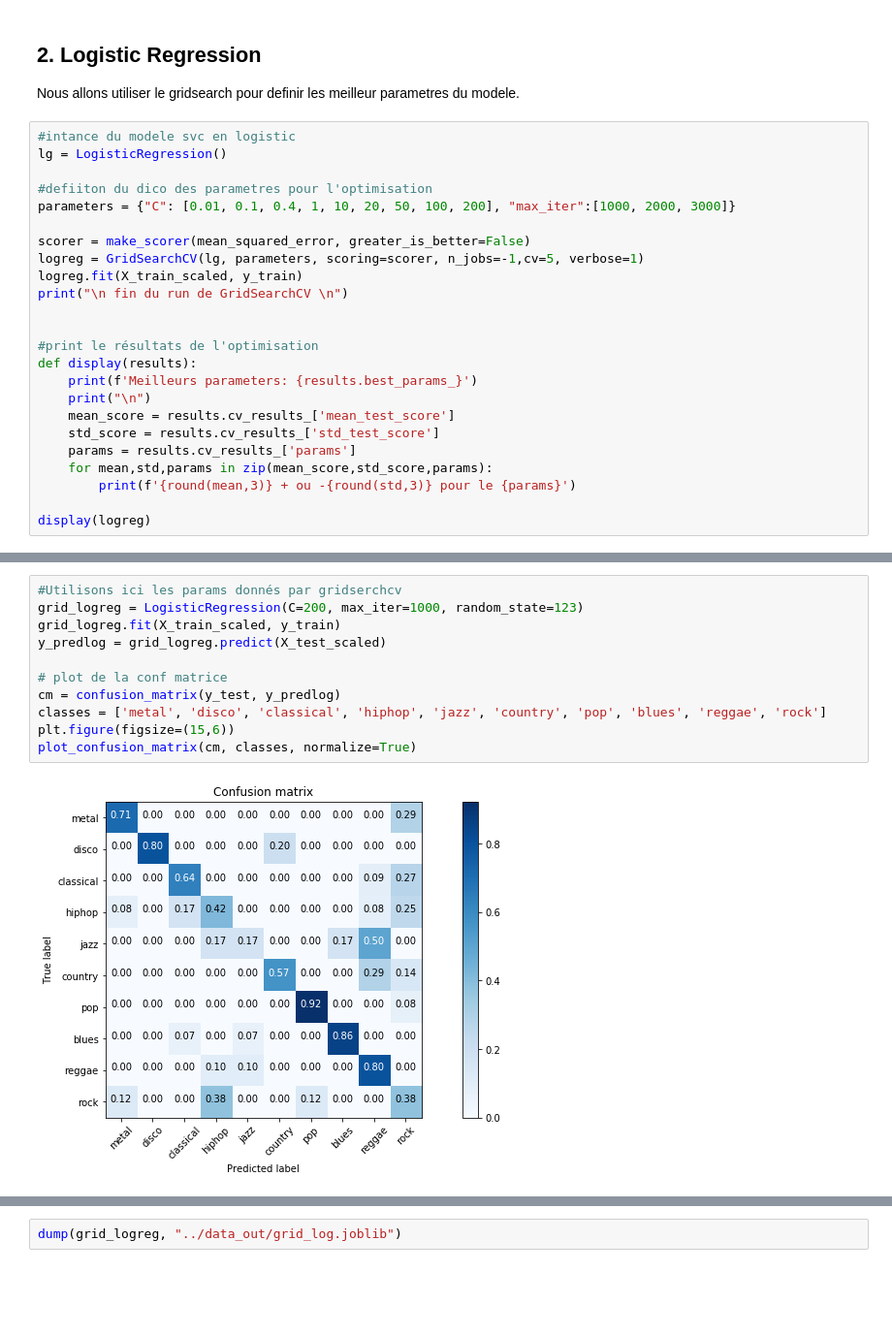
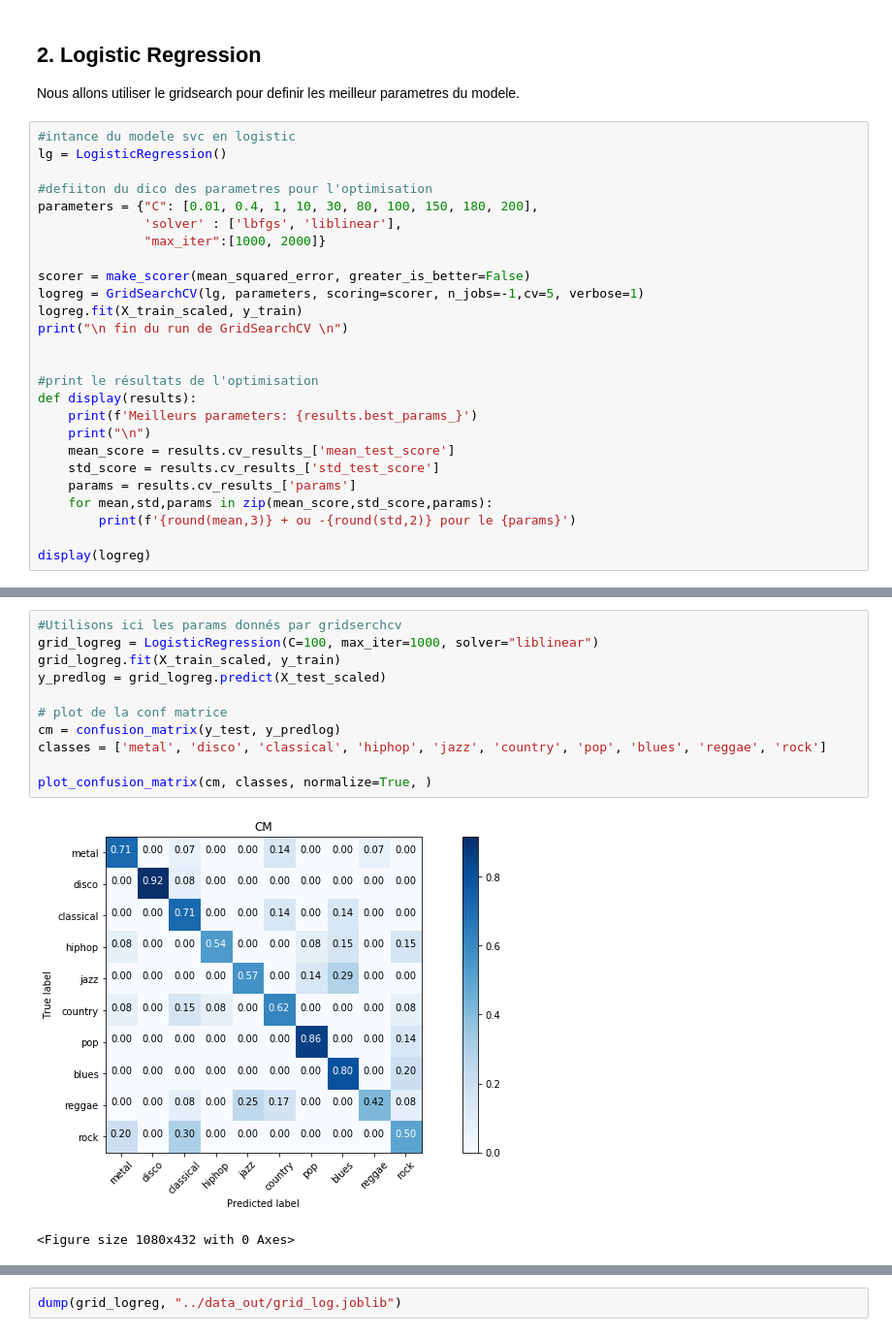
Before and after one commit to abdoulsn/music_gender_recognition, a Jupyter notebook: codes/music_genre.ipynb, the cells around one changed output, grey strips where cells are left out. Shown at 97% size. Cells and saved outputs as stored; diff of their text form; blank space fills up the shorter version.

```diff
--- a/codes/music_genre.ipynb
+++ b/codes/music_genre.ipynb
@@ -246,7 +231,9 @@ Nous allons utiliser le gridsearch pour definir les meilleur parametres du model
 lg = LogisticRegression()
 
 #defiiton du dico des parametres pour l'optimisation
-parameters = {"C": [0.01, 0.1, 0.4, 1, 10, 20, 50, 100, 200], "max_iter":[1000, 2000, 3000]}
+parameters = {"C": [0.01, 0.4, 1, 10, 30, 80, 100, 150, 180, 200],
+              'solver' : ['lbfgs', 'liblinear'],
+              "max_iter":[1000, 2000]}
 
 scorer = make_scorer(mean_squared_error, greater_is_better=False)
 logreg = GridSearchCV(lg, parameters, scoring=scorer, n_jobs=-1,cv=5, verbose=1)
@@ -262,7 +249,7 @@ def display(results):
     std_score = results.cv_results_['std_test_score']
     params = results.cv_results_['params']
     for mean,std,params in zip(mean_score,std_score,params):
-        print(f'{round(mean,3)} + ou -{round(std,3)} pour le {params}')
+        print(f'{round(mean,3)} + ou -{round(std,2)} pour le {params}')
 
 display(logreg)
 # %% [output]
@@ -291,16 +277,17 @@ Meilleurs parameters: {'C': 200, 'max_iter': 1000}
 # %%
 #Utilisons ici les params donnés par gridserchcv
-grid_logreg = LogisticRegression(C=200, max_iter=1000, random_state=123)
+grid_logreg = LogisticRegression(C=100, max_iter=1000, solver="liblinear")
 grid_logreg.fit(X_train_scaled, y_train)
 y_predlog = grid_logreg.predict(X_test_scaled)
 
 # plot de la conf matrice
 cm = confusion_matrix(y_test, y_predlog)
 classes = ['metal', 'disco', 'classical', 'hiphop', 'jazz', 'country', 'pop', 'blues', 'reggae', 'rock']
-plt.figure(figsize=(15,6))
-plot_confusion_matrix(cm, classes, normalize=True)
+
+plot_confusion_matrix(cm, classes, normalize=True, )
 # %% [output]
-[figure, old version]
+[figure, new version]
+<Figure size 1080x432 with 0 Axes>
 # %%
 from sklearn.metrics import accuracy_score
 print("Le score de accuracy est {}%".format(accuracy_score(y_test, y_predlog)*100))
```
Also changed, not shown: parts of 36 cells of this notebook, 1 other file.
